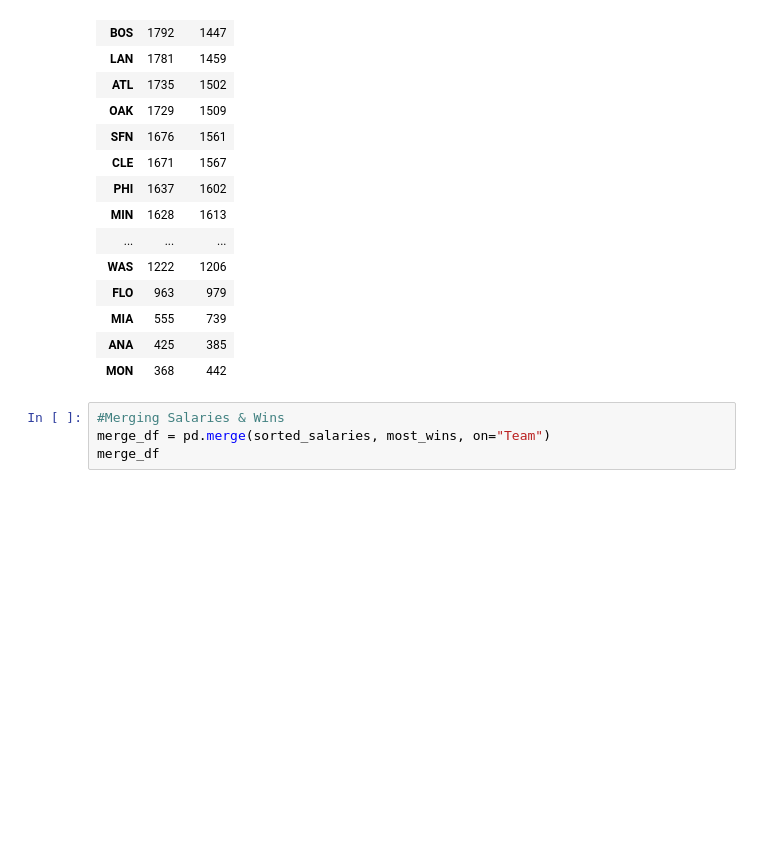
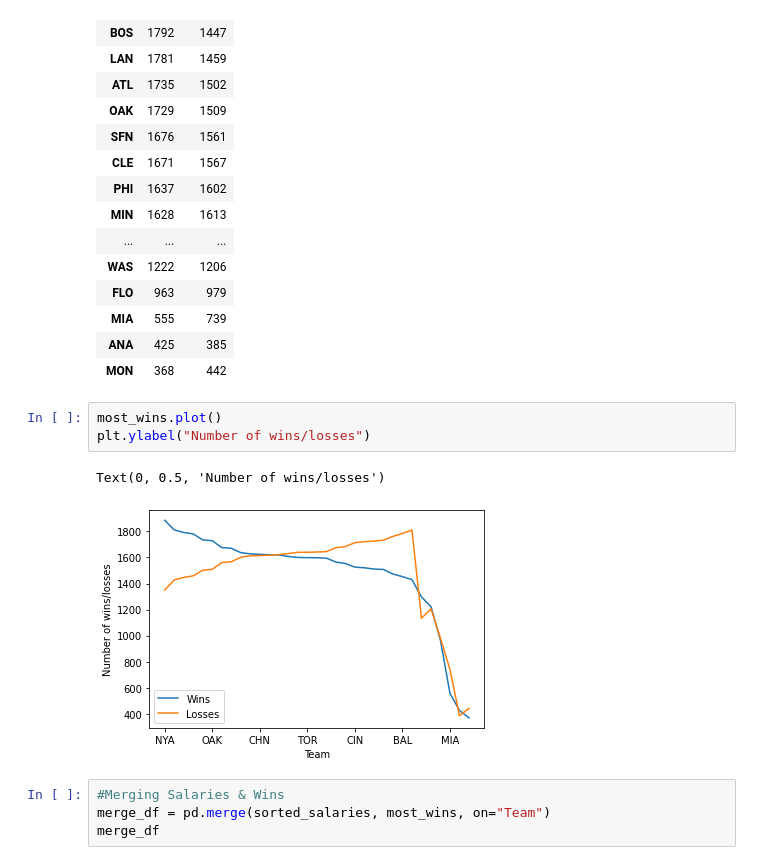
Before and after one commit to Lanpham0110/Project-1, a Jupyter notebook: MLB Data.ipynb, the cells around one changed output. Cells and saved outputs as stored; diff of their text form; blank space fills up the shorter version.

Commit message:
plotting

```diff
--- a/MLB Data.ipynb
+++ b/MLB Data.ipynb
@@ -170,6 +171,12 @@ most_wins
 | MIA | 555 | 739 |
 | ANA | 425 | 385 |
 | MON | 368 | 442 |
+# %%
+most_wins.plot()
+plt.ylabel("Number of wins/losses")
+# %% [output]
+Text(0, 0.5, 'Number of wins/losses')
+[figure, added]
 # %%
 #Merging Salaries & Wins
 merge_df = pd.merge(sorted_salaries, most_wins, on="Team")
```
Also changed, not shown: parts of 8 cells of this notebook.
